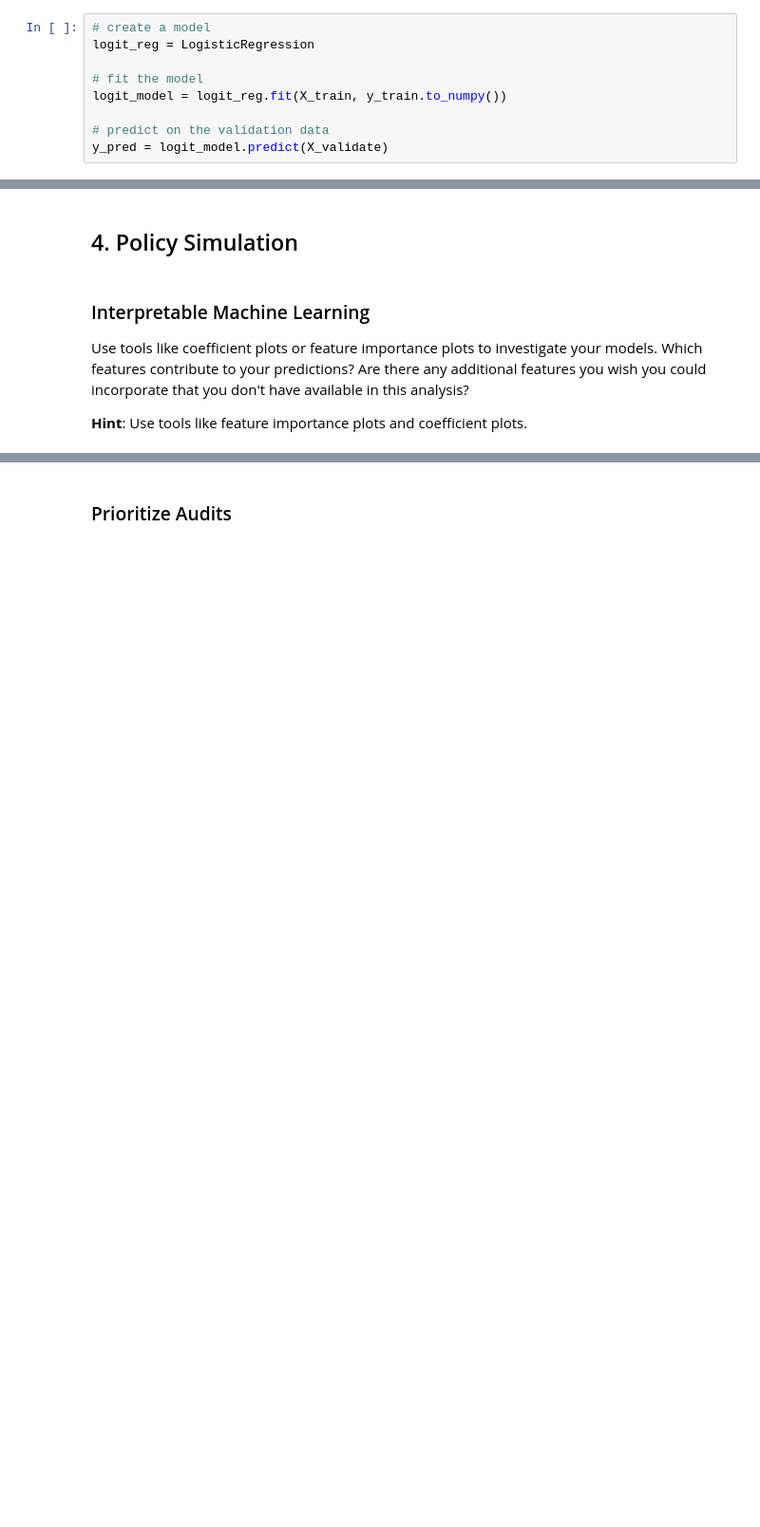
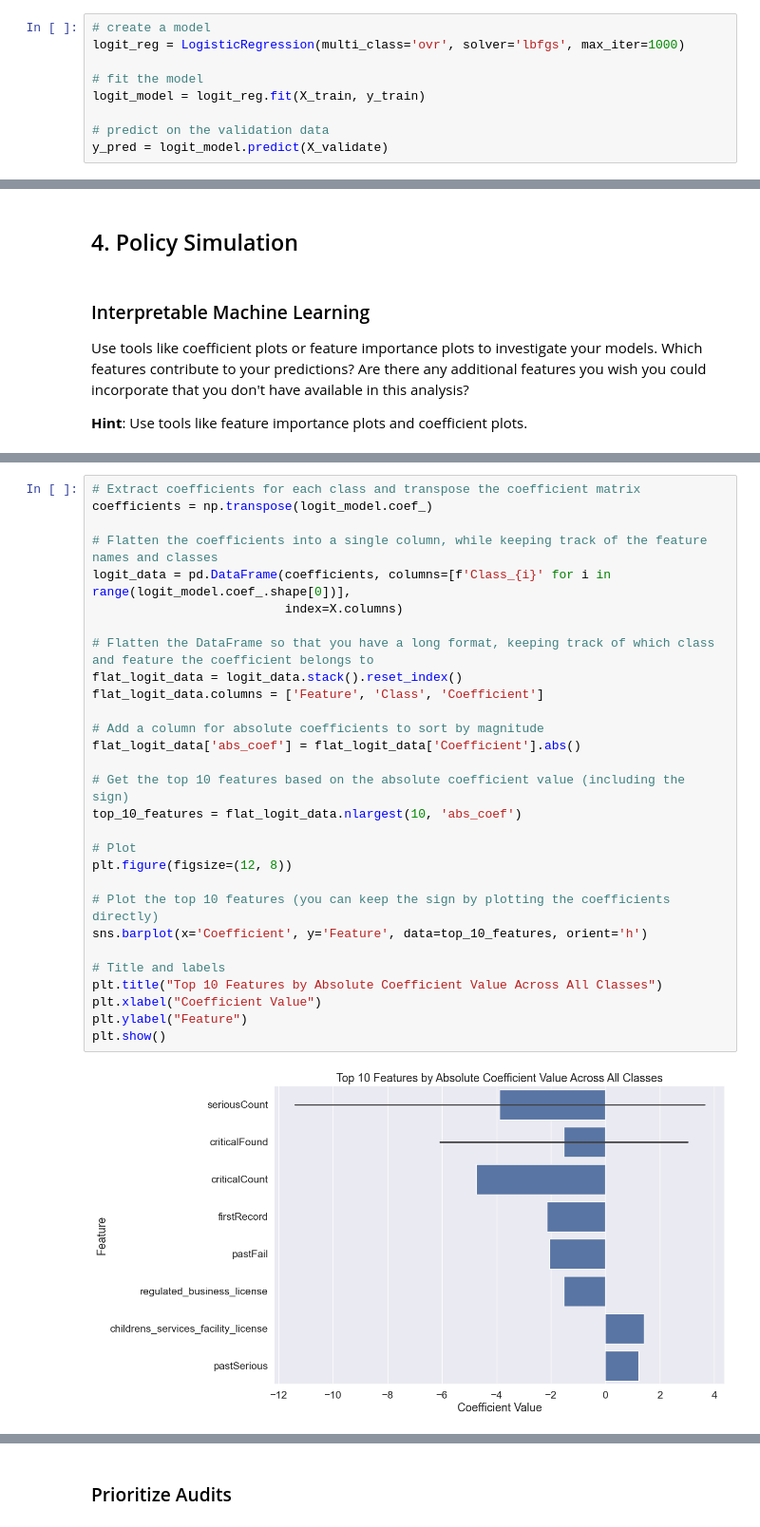
Before and after one commit to taylorgaldi/Computational-Social-Science-Projects, a Jupyter notebook: Project 3/Project 3 Work.ipynb, the cells around one changed output, grey strips where cells are left out. Shown at 95% size. Drawn from its saved outputs; the diff is of its cells as text; blank space fills up the shorter version.

```diff
--- a/Project 3/Project 3 Work.ipynb
+++ b/Project 3/Project 3 Work.ipynb
@@ -440,10 +467,10 @@ plt.show()
 ### Model 2 Logistic Regression
 # %%
 # create a model
-logit_reg = LogisticRegression
+logit_reg = LogisticRegression(multi_class='ovr', solver='lbfgs', max_iter=1000)
 
 # fit the model
-logit_model = logit_reg.fit(X_train, y_train.to_numpy())
+logit_model = logit_reg.fit(X_train, y_train)
 
 # predict on the validation data
 y_pred = logit_model.predict(X_validate)
@@ -782,0 +856,31 @@ chicago_inspections_2011_to_2013.columns
+# %%
+# Extract coefficients for each class and transpose the coefficient matrix
+coefficients = np.transpose(logit_model.coef_)
+
+# Flatten the coefficients into a single column, while keeping track of the feature names and classes
+logit_data = pd.DataFrame(coefficients, columns=[f'Class_{i}' for i in range(logit_model.coef_.shape[0])],
+                          index=X.columns)
+
+# Flatten the DataFrame so that you have a long format, keeping track of which class and feature the coefficient belongs to
+flat_logit_data = logit_data.stack().reset_index()
+flat_logit_data.columns = ['Feature', 'Class', 'Coefficient']
+
+# Add a column for absolute coefficients to sort by magnitude
+flat_logit_data['abs_coef'] = flat_logit_data['Coefficient'].abs()
+
+# Get the top 10 features based on the absolute coefficient value (including the sign)
+top_10_features = flat_logit_data.nlargest(10, 'abs_coef')
+
+# Plot
+plt.figure(figsize=(12, 8))
+
+# Plot the top 10 features (you can keep the sign by plotting the coefficients directly)
+sns.barplot(x='Coefficient', y='Feature', data=top_10_features, orient='h')
+
+# Title and labels
+plt.title("Top 10 Features by Absolute Coefficient Value Across All Classes")
+plt.xlabel("Coefficient Value")
+plt.ylabel("Feature")
+plt.show()
+# %% [output]
+[figure, added]
```
Also changed, not shown: parts of 46 cells of this notebook.
